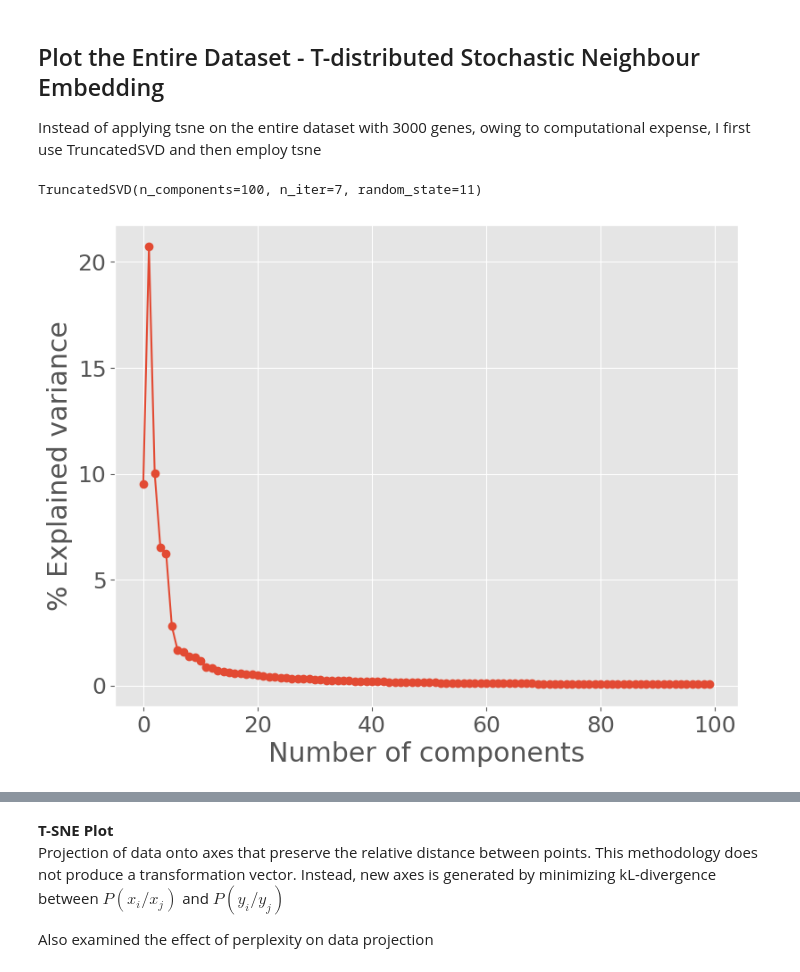
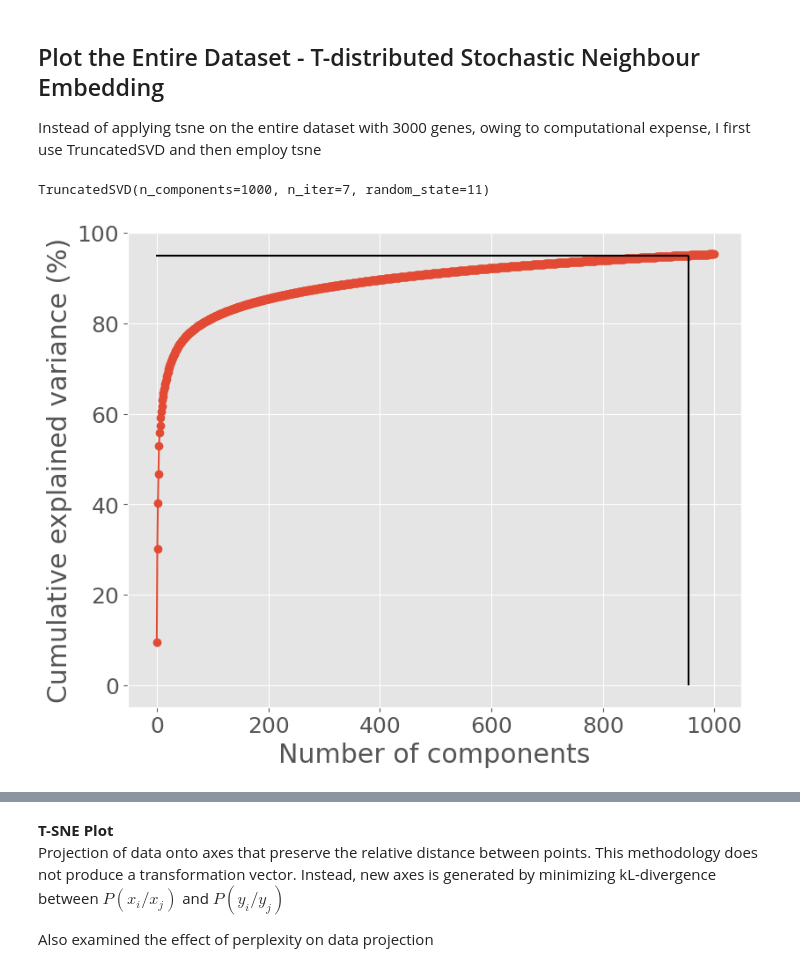
Before and after one commit to VinylBr/DeepLearningvsML_TBResistancePrediction, a Jupyter notebook: Project_184026002.ipynb, the cells around one changed output, grey strips where cells are left out. Cells and saved outputs as stored; diff of their text form; code cells hidden in the pictures.

```diff
--- a/Project_184026002.ipynb
+++ b/Project_184026002.ipynb
@@ -445,15 +439,23 @@ None of the genes were significantly correlated to the outcome.
 ## Plot the Entire Dataset - T-distributed Stochastic Neighbour Embedding <br>
 Instead of applying tsne on the entire dataset with 3000 genes, owing to computational expense, I first use TruncatedSVD and then employ tsne
 # %%
-svd = TruncatedSVD(n_components = 100, n_iter = 7, random_state = 11) #calculated SVD for 100 components
-svd.fit(df_data.iloc[:,1:-1])
+svd = TruncatedSVD(n_components = 1000, n_iter = 7, random_state = 11) #calculated SVD for 100 components
+svd.fit(df_data.iloc[:,0:-1])
 # %% [output]
-TruncatedSVD(n_components=100, n_iter=7, random_state=11)
+TruncatedSVD(n_components=1000, n_iter=7, random_state=11)
-# %%
-fig, ax = plt.subplots(figsize = (9,7))
-plt.plot(svd.explained_variance_ratio_*100, 'o-')
-ax.set_xlabel("Number of components")
-ax.set_ylabel("% Explained variance")
-plt.show()
-# %% [output]
-[figure, removed]
+# %%
+val = svd.explained_variance_ratio_.cumsum()*100
+fig, ax = plt.subplots(figsize = (9,7))
+plt.plot(val, 'o-')
+ax.set_xlabel("Number of components")
+ax.set_ylabel("Cumulative explained variance (%)")
+xmin = -2
+val2index = list(filter(lambda i: i>95, val))[0]
+xmax = val.tolist().index(val2index)
+ymax = 95
+ymin = 0
+ax.hlines(95,xmin,xmax, colors = 'k')
+ax.vlines(xmax, ymin, ymax, colors=  'k')
+plt.show()
+# %% [output]
+[figure, added]
```
Also changed, not shown: parts of 10 cells of this notebook.
